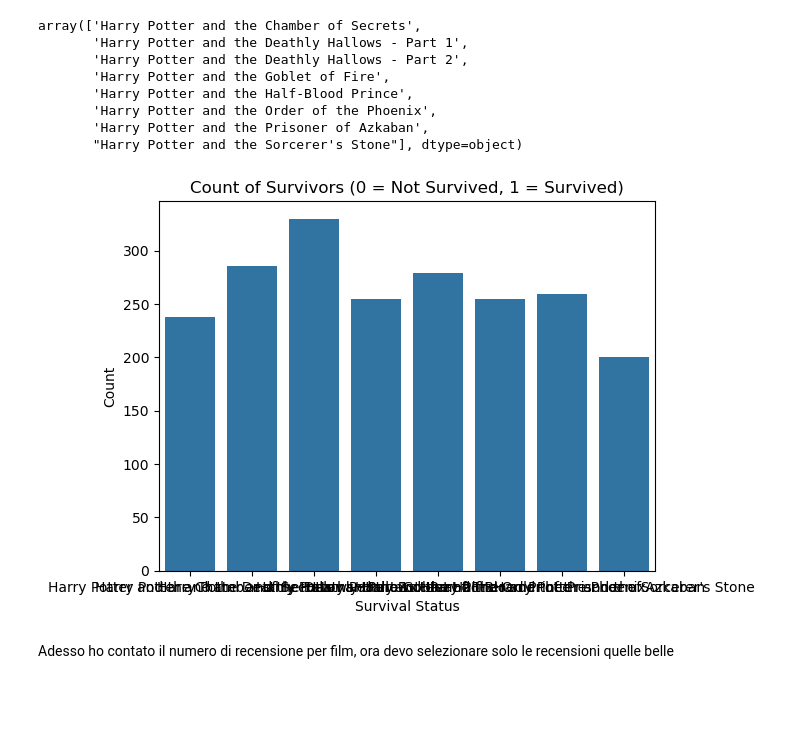
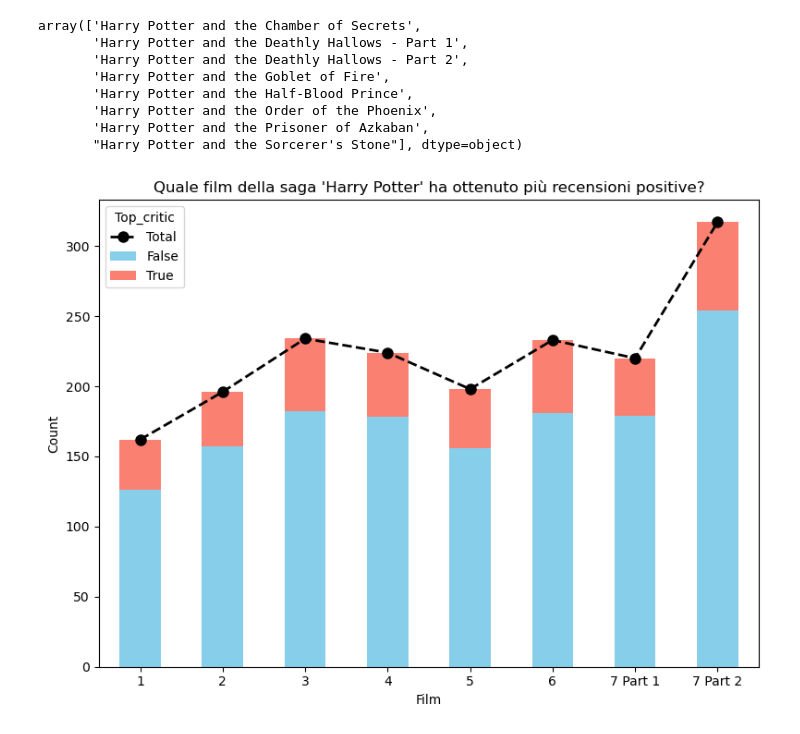
Before and after one commit to RasoFederico/ProgettoIUM-TWEB, a Jupyter notebook: Progetto_IUM/Film.ipynb, the cells around one changed output. Cells and saved outputs as stored; diff of their text form; code cells hidden in the pictures; blank space fills up the shorter version.

Commit message:
domanda su harry potter completata

```diff
--- a/Progetto_IUM/Film.ipynb
+++ b/Progetto_IUM/Film.ipynb
@@ -94,4 +94,5 @@ plt.show()
 # %%
-harry_potter_df = reviews_rotten_df[reviews_rotten_df['movie_title'].str.match(r'^Harry Potter\b', na=False)]
-
-harry_potter_df
+harry_potter_df = reviews_rotten_df[
+    (reviews_rotten_df['movie_title'].str.match(r'^Harry Potter\b', na=False)) &
+    (reviews_rotten_df['review_type'] == 'Fresh')
+].copy()
@@ -121,13 +108,40 @@ array(['Harry Potter and the Chamber of Secrets',
        'Harry Potter and the Order of the Phoenix',
        'Harry Potter and the Prisoner of Azkaban',
        "Harry Potter and the Sorcerer's Stone"], dtype=object)
-# %%
-sns.countplot(x='movie_title', data=harry_potter_df)
-plt.title('Count of Survivors (0 = Not Survived, 1 = Survived)')
-plt.xlabel('Survival Status')
-plt.ylabel('Count')
-plt.show()
-# %% [output]
-[figure, removed]
-# %% [markdown]
-Adesso ho contato il numero di recensione per film, ora devo selezionare solo le recensioni quelle belle
+# %%
+harry_potter_df['movie_title'] = harry_potter_df['movie_title'].replace("Harry Potter and the Sorcerer's Stone", '1')
+harry_potter_df['movie_title'] = harry_potter_df['movie_title'].replace("Harry Potter and the Chamber of Secrets", '2')
+harry_potter_df['movie_title'] = harry_potter_df['movie_title'].replace("Harry Potter and the Prisoner of Azkaban", '3')
+harry_potter_df['movie_title'] = harry_potter_df['movie_title'].replace("Harry Potter and the Goblet of Fire", '4')
+harry_potter_df['movie_title'] = harry_potter_df['movie_title'].replace("Harry Potter and the Order of the Phoenix", '5')
+harry_potter_df['movie_title'] = harry_potter_df['movie_title'].replace("Harry Potter and the Half-Blood Prince", '6')
+harry_potter_df['movie_title'] = harry_potter_df['movie_title'].replace("Harry Potter and the Deathly Hallows - Part 1", '7 Part 1')
+harry_potter_df['movie_title'] = harry_potter_df['movie_title'].replace("Harry Potter and the Deathly Hallows - Part 2", '7 Part 2')
+# %%
+from pandas import CategoricalDtype
+
+custom_order = ["1","2","3","4","5","6","7 Part 1","7 Part 2"]
+
+cat_type = CategoricalDtype(categories=custom_order, ordered=True)
+
+harry_potter_df['movie_title'] = harry_potter_df['movie_title'].astype(cat_type)
+# %%
+reviews_counts = harry_potter_df.groupby(['movie_title', 'top_critic'],observed=False)['movie_title'].count().unstack()
+
+total_counts = harry_potter_df.groupby(['movie_title', 'top_critic'], observed=False)['movie_title'].count().unstack()
+
+fig, ax = plt.subplots(figsize=(8, 6))
+
+reviews_counts.plot(kind='bar', stacked=True, color=['skyblue', 'salmon'], ax=ax)
+
+total_counts.sum(axis=1).plot(marker='o', color='black', linestyle='dashed', linewidth=2, markersize=8, label='Total')
+
+plt.title("Quale film della saga 'Harry Potter' ha ottenuto più recensioni positive?")
+plt.xlabel('Film')
+plt.ylabel('Count')
+plt.legend(title='Top_critic', loc='upper left')
+plt.xticks(rotation=0)
+plt.tight_layout()
+plt.show()
+# %% [output]
+[figure, added]
```
Also changed, not shown: parts of 3 cells of this notebook.
